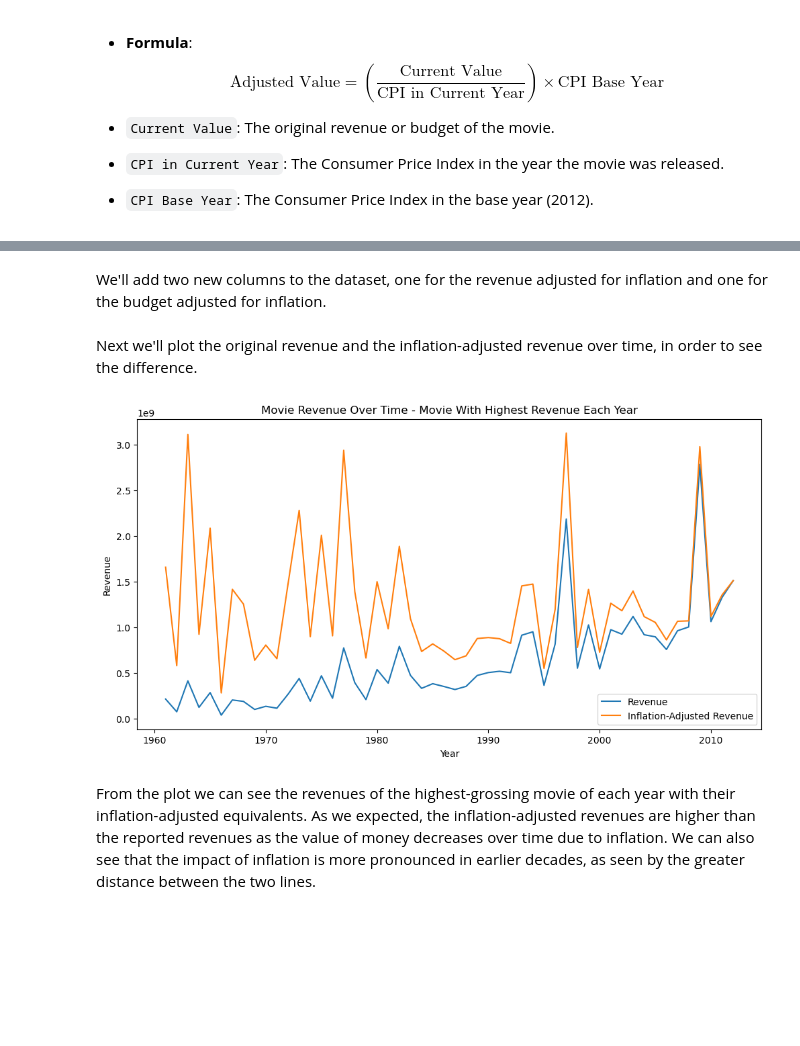
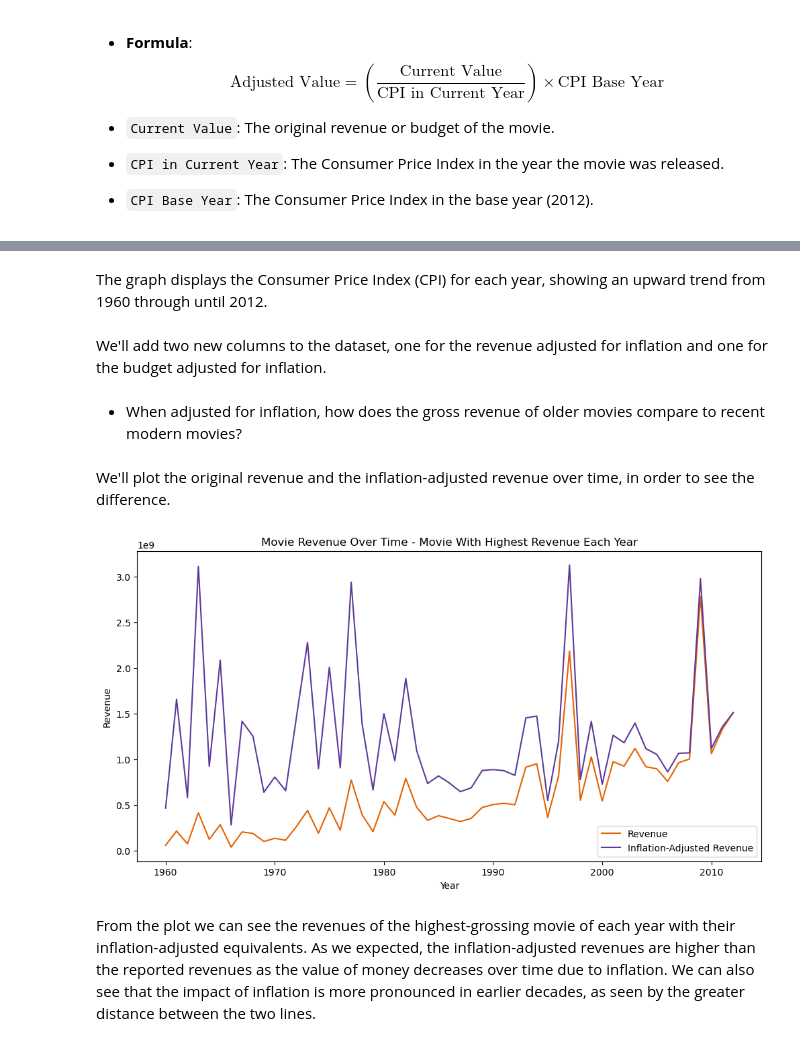
Before and after one commit to epfl-ada/ada-2023-project-fivefrenchspeakingpeoplenocap, a Jupyter notebook: p2_dataloading.ipynb, the cells around one changed output, grey strips where cells are left out. Cells and saved outputs as stored; diff of their text form; code cells hidden in the pictures; blank space fills up the shorter version.

Commit message:
merged with bojan2 + modifications in first part

```diff
--- a/p2_dataloading.ipynb
+++ b/p2_dataloading.ipynb
@@ -291,10 +331,10 @@ TODO: Markdown.......
 # %%
-# drop all rows with missing values in the imdb_id column
+# drop all rows with missing value in the imdb_id column
 movie_budget = movie_budget.dropna(subset=["imdb_id"])
 
 # drop the columns which are present in movie_metadata
-movie_budget = movie_budget.drop(
-    columns=["original_title", "revenue", "release_date", "runtime", "title"]
-)
+common_columns = movie_budget.columns.intersection(movie_metadata.columns)
+movie_budget = movie_budget.drop(columns=common_columns)
 
+# drop all rows with missing value in the budget column
 movie_budget.dropna(subset=["budget"], inplace=True)
@@ -424,10 +526,8 @@ TODO: Why United States?
 # since revenue, budget are in USD we only need the inflation data for the US
 us_cpi = cpi_data[cpi_data["Country Name"] == "United States"]
 
-# drop last column and other columns that are not needed
-us_cpi = us_cpi.drop(
-    columns=["Unnamed: 67", "Indicator Name", "Indicator Code", "Country Code"]
-)
+# keep only the "year" column, drop the rest
+us_cpi = us_cpi[[col for col in us_cpi.columns if col.isdigit()]]
 
 # drop columns with year > 2012, since we only need have movie data until 2012
 us_cpi = us_cpi.drop(columns=us_cpi.columns[us_cpi.columns > "2012"])
@@ -435,8 +535,8 @@ us_cpi = us_cpi.drop(columns=us_cpi.columns[us_cpi.columns > "2012"])
 # transpose the dataframe
 us_cpi = us_cpi.transpose().reset_index()
 
-# rename column index to year and column 251 to cpi
-us_cpi = us_cpi.rename(columns={"index": "year", 251: "cpi"})
+# rename columns to year and cpi
+us_cpi.columns = ["year", "cpi"]
 # %%
 display(us_cpi.head())
 # %% [output]
@@ -491,6 +583,12 @@ After that, we will expand the newly created imdb dataset with `movie_budget` da
 # %%
 # merge the imdb datasets
-imdb_dataset_temp = pd.merge(imdb_basics, imdb_ratings, on="imdb_id", how="left")
+imdb_dataset_temp = pd.merge(
+    imdb_basics,
+    imdb_ratings,
+    on="imdb_id",
+    how="left"
+)
+
 # enrich imdb dataset with movie budget data
 imdb_dataset = pd.merge(
     imdb_dataset_temp,
@@ -498,6 +596,7 @@ imdb_dataset = pd.merge(
     on="imdb_id",
     how="left",
 )
+
 display(imdb_dataset.head())
 # %% [output]
 |  | imdb_id | title_type | primary_title | title | is_adult | year | runtime | imdb_rating | num_votes | ... |
@@ -534,5 +631,5 @@ The earliest year for GDP is 1961, so we drop all movies before 1961
 # %%
-movies = movies[movies["year"] >= "1961"]
+movies = movies[movies["year"] >= "1960"]
 # %%
 # plot the mean revenue for each year
 mean_revenue = movies.groupby(pd.to_datetime(movies["year"]))[
@@ -564,3 +671,5 @@ TODO: Plot CPI
+# %% [markdown]
+The graph displays the Consumer Price Index (CPI) for each year, showing an upward trend from 1960 through until 2012.
 # %% [markdown]
 We'll add two new columns to the dataset, one for the revenue adjusted for inflation and one for the budget adjusted for inflation.
 # %%
@@ -577,28 +686,38 @@ movies["revenue_adjusted"] = (
 movies["budget_adjusted"] = (
     movies["budget"] / movies["cpi"]
 ) * cpi_base_year
+# %% [markdown]
+- When adjusted for inflation, how does the gross revenue of older movies compare to recent modern movies?
 # %% [markdown]
-Next we'll plot the original revenue and the inflation-adjusted revenue over time, in order to see the difference.
+We'll plot the original revenue and the inflation-adjusted revenue over time, in order to see the difference.
 # %%
 # group by year and get the movie with max revenue and revenue_inflation
 annual_revenue = movies.groupby(pd.to_datetime(movies["year"]))[
     ["revenue", "revenue_adjusted"]
 ].max()
 
 plt.figure(figsize=(12, 6))
-plt.plot(annual_revenue.index, annual_revenue["revenue"], label="Revenue")
+
+plt.plot(
+    annual_revenue.index,
+    annual_revenue["revenue"],
+    label="Revenue",
+    color = "#E66100",
+)
 plt.plot(
     annual_revenue.index,
     annual_revenue["revenue_adjusted"],
     label="Inflation-Adjusted Revenue",
+    color = "#5D3A9B",
 )
+
 plt.title("Movie Revenue Over Time - Movie With Highest Revenue Each Year")
 plt.xlabel("Year")
 plt.ylabel("Revenue")
 plt.legend()
 plt.show()
 # %% [output]
-[figure, old version]
+[figure, new version]
 # %% [markdown]
 From the plot we can see the revenues of the highest-grossing movie of each year with their inflation-adjusted equivalents.
 As we expected,  the inflation-adjusted revenues are higher than the reported revenues as the value of money decreases over time due to inflation. We can also see that the impact of inflation is more pronounced in earlier decades, as seen by the greater distance between the two lines.
```
Also changed, not shown: parts of 115 cells of this notebook.
